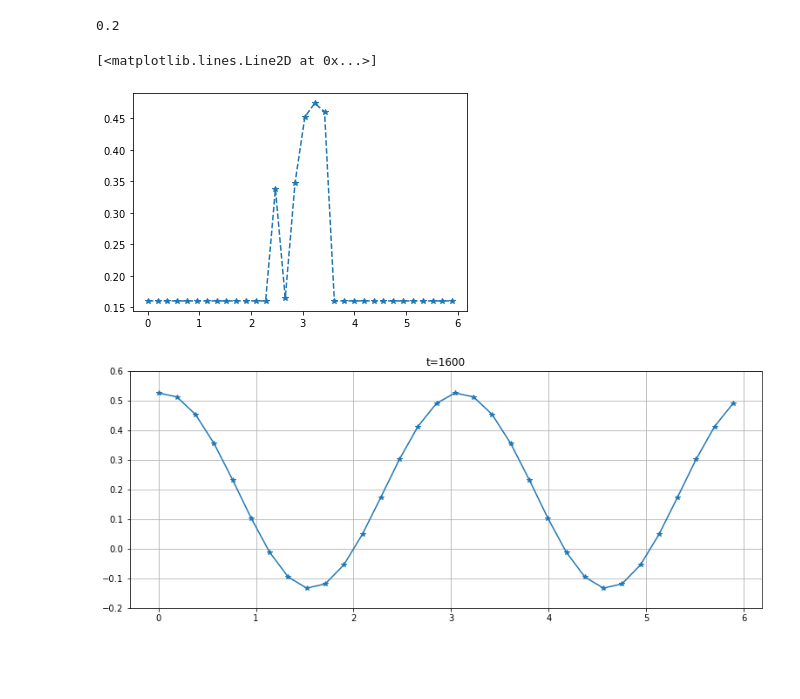
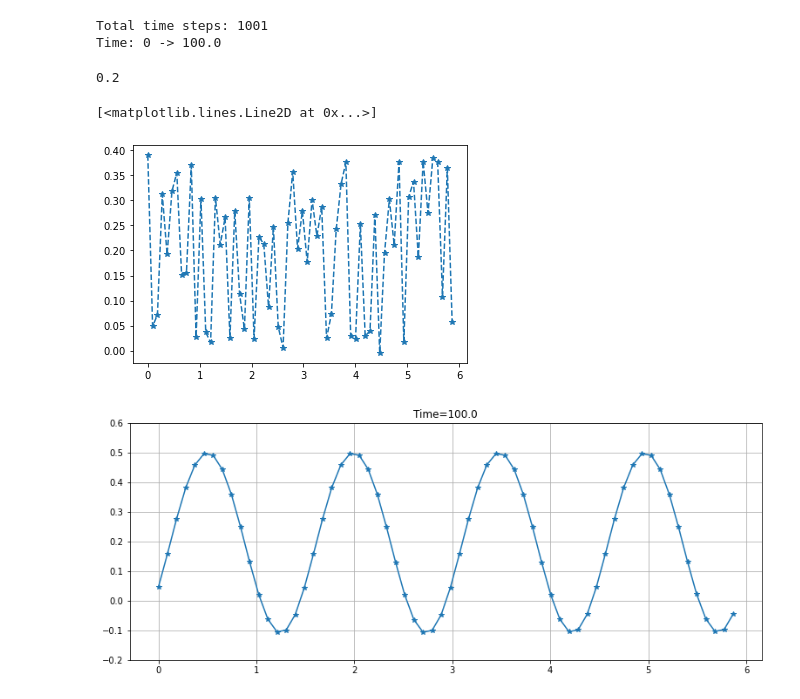
Before and after one commit to nnnpooh/pfc-ml, a Jupyter notebook: T11 - PFC.ipynb, the cells around one changed output. Cells and saved outputs as stored; diff of their text form; code cells hidden in the pictures; blank space fills up the shorter version.

```diff
--- a/T11 - PFC.ipynb
+++ b/T11 - PFC.ipynb
@@ -6,12 +6,28 @@ import time
 import pickle
 # %%
 Pi = np.pi
-n = 32
-L = 4 * np.pi
+n = 64
+L = 8.5 * np.pi
 eps = 0.2
 phiBar = 0.2
-phiAmp = phiBar*2
+phiAmp = phiBar * 2
 dx = L / n
-dt = 0.05
-tf = 2000
-tplot = 400
+dt = 0.1
+tStart = 0
+tEnd = 100
+# %%
+# Number of time step
+mTotal = int(np.ceil((tEnd - tStart) / dt)) + 1
+
+# Recalculate tEnd in case the specified value is not consistent with mTotal
+tEnd = tStart + (mTotal - 1) * dt
+
+print(f"Total time steps: {mTotal}")
+print(f"Time: {tStart} -> {tEnd}")
+
+# Calculate array of time steps and time
+mArray = np.arange(0, mTotal)
+tArray = np.linspace(tStart, tEnd, mTotal)
+# %% [output]
+Total time steps: 1001
+Time: 0 -> 100.0
@@ -18,26 +37,22 @@ tplot = 400
 # %%
-# x and y
+# Calculate X and phi
 x = np.linspace(0, 2 * Pi - dx, n)
 
 # Make sure that the average is phi_bar
 phi = np.random.random(n)
-width = int(np.floor(n * 0.1))
-left = int(n / 2 - width)
-right = int(n / 2 + width)
-phi[0:left] = 0
-phi[right:] = 0
+# width = int(np.floor(n * 0.4))
+# left = int(n / 2 - width)
+# right = int(n / 2 + width)
+# phi[left:right] = 0
 phiAve = np.sum(phi) / n
 phi = (phi - phiAve) * phiAmp + phiBar
-
-
-
 
 print(np.sum(phi) / n)
 
 plt.figure()
 plt.plot(x, phi, "*--")
 # %% [output]
 0.2
 [<matplotlib.lines.Line2D at 0x...>]
-[figure, old version]
+[figure, new version]
 # %%
@@ -58,11 +73,12 @@ ylim = [-0.2, 0.6]
 k = 2 * Pi / L * np.concatenate((np.arange(0, n / 2), np.arange(-n / 2, 0)))  # or np.fft.fftfreq(100, d=dx/L)
 k2 = np.power(k, 2)
 k4 = np.power(k, 4)
-k6 =    np.power(k, 6)
+k6 = np.power(k, 6)
 
-data = phiOld.reshape(1,-1)
-tArray = np.array([0])
-for t in range(0,tf):
+# Storing data
+data = np.zeros((n,mTotal))
+for m in mArray:
+    t = tArray[m]
     phiOldHat = np.fft.fft(phiOld)
     phiCubeOldHat = np.fft.fft(np.power(phiOld,3))
     numerator = -dt * k2 * phiCubeOldHat + phiOldHat
@@ -70,10 +86,11 @@ for t in range(0,tf):
     phiNewHat = np.divide(numerator , denominator)
     phiNew = np.fft.ifft(phiNewHat)
     phiOld = np.real(phiNew)
-    data = np.append(data, phiOld.reshape(1,-1), axis=0)
-    tArray = np.append(tArray, t*dt)
-    if np.mod(t, tplot) == 0:
-        live_plot(x, phiOld, title=f't={t}', ylim=ylim)
+
+    data[:,m] = phiOld
+
+    if np.mod(m, mPlotSkip) == 0:
+        live_plot(x, phiOld, title=f'Time={t}', ylim=ylim)
 # %% [output]
-[figure, old version]
+[figure, new version]
 # %%
```
Also changed, not shown: parts of 6 cells of this notebook.
